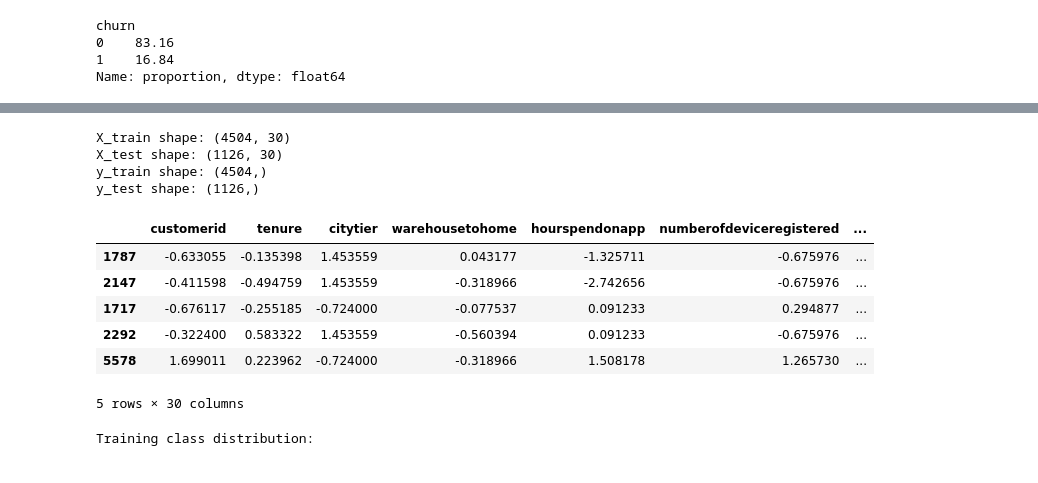
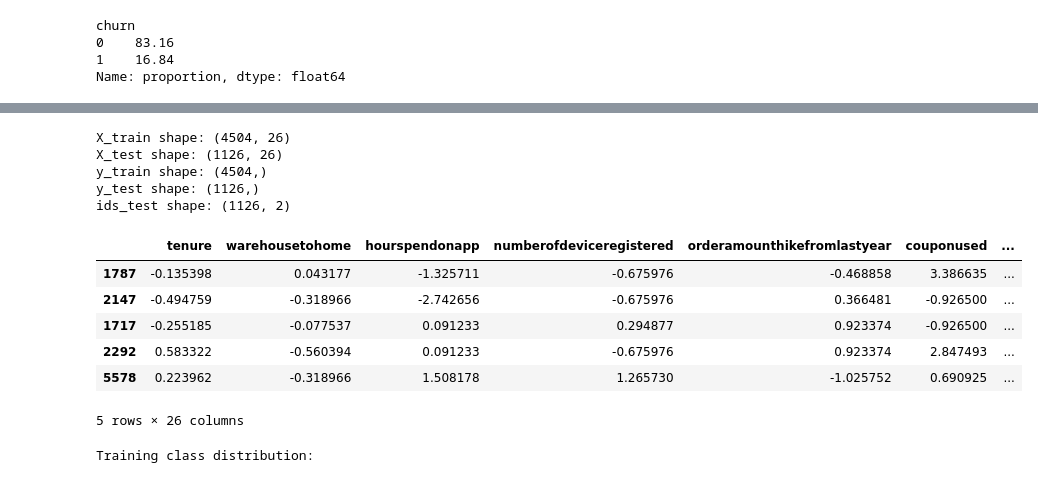
Before and after one commit to Jaychangani2005/Kenexai-Hackathon-2k26, a Jupyter notebook: ml/model.ipynb, the cells around one changed output, grey strips where cells are left out. Saved outputs shown, nothing was run; the diff lists cells and outputs as text; code cells hidden in the pictures.

```diff
--- a/ml/model.ipynb
+++ b/ml/model.ipynb
@@ -284,13 +338,19 @@ df_encoded = pd.get_dummies(
 print(f"Original columns: {df_processed.shape[1]}")
 print(f"Encoded columns: {df_encoded.shape[1]}")
 
+# Keep customer identifiers for downstream visualization/export (not model features).
+identifier_cols = [col for col in ["customer_key", "customerid"] if col in df_encoded.columns]
+customer_identity = df_encoded[identifier_cols].copy() if identifier_cols else pd.DataFrame(index=df_encoded.index)
+
 if target_col and target_col in df_encoded.columns:
-    X = df_encoded.drop(columns=[target_col])
+    drop_cols = [target_col] + identifier_cols
+    X = df_encoded.drop(columns=drop_cols)
     y = df_encoded[target_col].astype(int)
     print(f"X shape: {X.shape}")
     print(f"y shape: {y.shape}")
+    print(f"Identifier columns carried for scoring: {identifier_cols}")
 else:
-    X = df_encoded.copy()
+    X = df_encoded.drop(columns=identifier_cols) if identifier_cols else df_encoded.copy()
     y = None
     print("Target column 'churn' not found; created only encoded feature matrix X.")
 
@@ -316,46 +377,50 @@ from sklearn.preprocessing import StandardScaler
 
 if "X" not in globals() or "y" not in globals() or y is None:
     raise NameError("X and y not found. Run the feature encoding cell first.")
+if "customer_identity" not in globals():
+    raise NameError("customer_identity not found. Run feature encoding cell first.")
 
 # 1) Split data (stratify for classification balance)
-X_train, X_test, y_train, y_test = train_test_split(
-    X, y,
+X_train, X_test, y_train, y_test, ids_train, ids_test = train_test_split(
+    X, y, customer_identity,
     test_size=0.2,
     random_state=42,
     stratify=y
  )
 
 # 2) Scale features using training data only (prevents data leakage)
 scaler = StandardScaler()
 X_train_scaled = pd.DataFrame(
     scaler.fit_transform(X_train),
     columns=X_train.columns,
     index=X_train.index
  )
 X_test_scaled = pd.DataFrame(
     scaler.transform(X_test),
     columns=X_test.columns,
     index=X_test.index
  )
 
 print(f"X_train shape: {X_train.shape}")
 print(f"X_test shape: {X_test.shape}")
 print(f"y_train shape: {y_train.shape}")
 print(f"y_test shape: {y_test.shape}")
+print(f"ids_test shape: {ids_test.shape}")
 
 display(X_train_scaled.head())
 # %% [output]
-X_train shape: (4504, 30)
-X_test shape: (1126, 30)
+X_train shape: (4504, 26)
+X_test shape: (1126, 26)
 y_train shape: (4504,)
 y_test shape: (1126,)
+ids_test shape: (1126, 2)
-|  | customerid | tenure | citytier | warehousetohome | hourspendonapp | numberofdeviceregistered | ... |
-| 1787 | -0.633055 | -0.135398 | 1.453559 | 0.043177 | -1.325711 | -0.675976 | ... |
-| 2147 | -0.411598 | -0.494759 | 1.453559 | -0.318966 | -2.742656 | -0.675976 | ... |
-| 1717 | -0.676117 | -0.255185 | -0.724000 | -0.077537 | 0.091233 | 0.294877 | ... |
-| 2292 | -0.322400 | 0.583322 | 1.453559 | -0.560394 | 0.091233 | -0.675976 | ... |
-| 5578 | 1.699011 | 0.223962 | -0.724000 | -0.318966 | 1.508178 | 1.265730 | ... |
+|  | tenure | warehousetohome | hourspendonapp | numberofdeviceregistered | orderamounthikefromlastyear | couponused | ... |
+| 1787 | -0.135398 | 0.043177 | -1.325711 | -0.675976 | -0.468858 | 3.386635 | ... |
+| 2147 | -0.494759 | -0.318966 | -2.742656 | -0.675976 | 0.366481 | -0.926500 | ... |
+| 1717 | -0.255185 | -0.077537 | 0.091233 | 0.294877 | 0.923374 | -0.926500 | ... |
+| 2292 | 0.583322 | -0.560394 | 0.091233 | -0.675976 | 0.923374 | 2.847493 | ... |
+| 5578 | 0.223962 | -0.318966 | 1.508178 | 1.265730 | -1.025752 | 0.690925 | ... |
-5 rows × 30 columns
+5 rows × 26 columns
 # %%
 # Imbalance check and handling setup (train split only)
 import numpy as np
```
Also changed, not shown: parts of 11 cells of this notebook, 3 other files.
